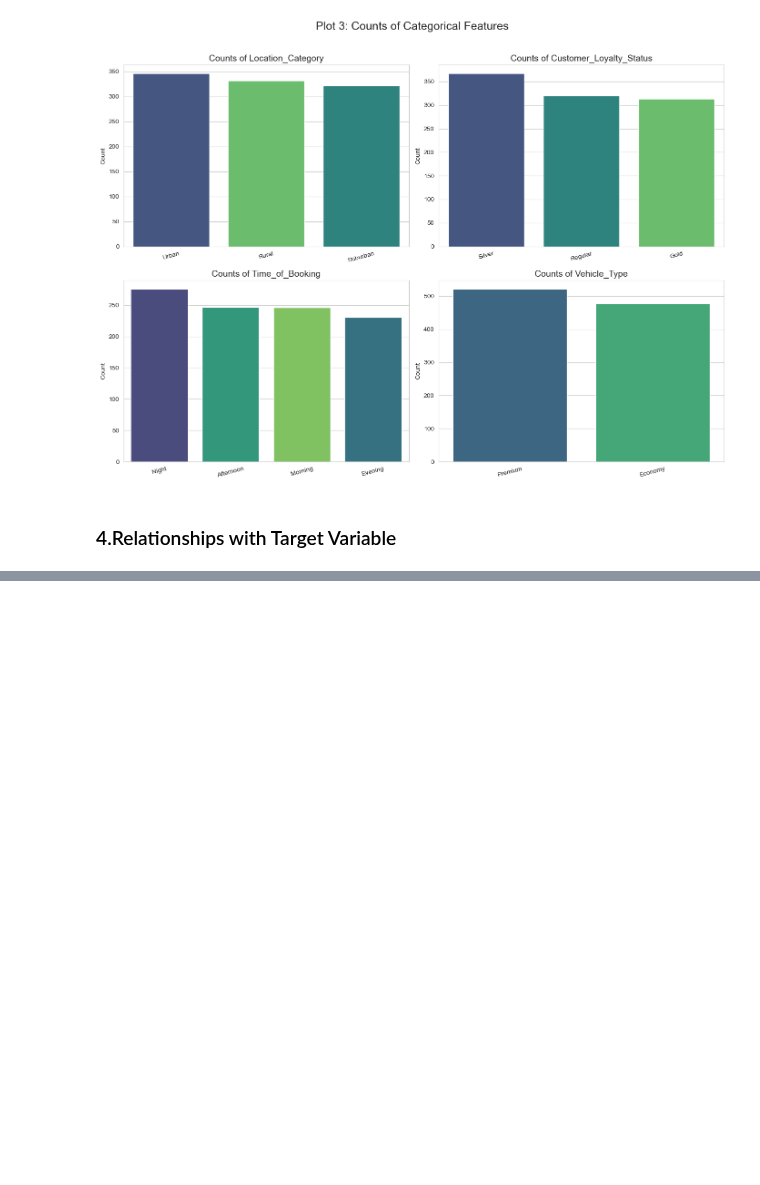
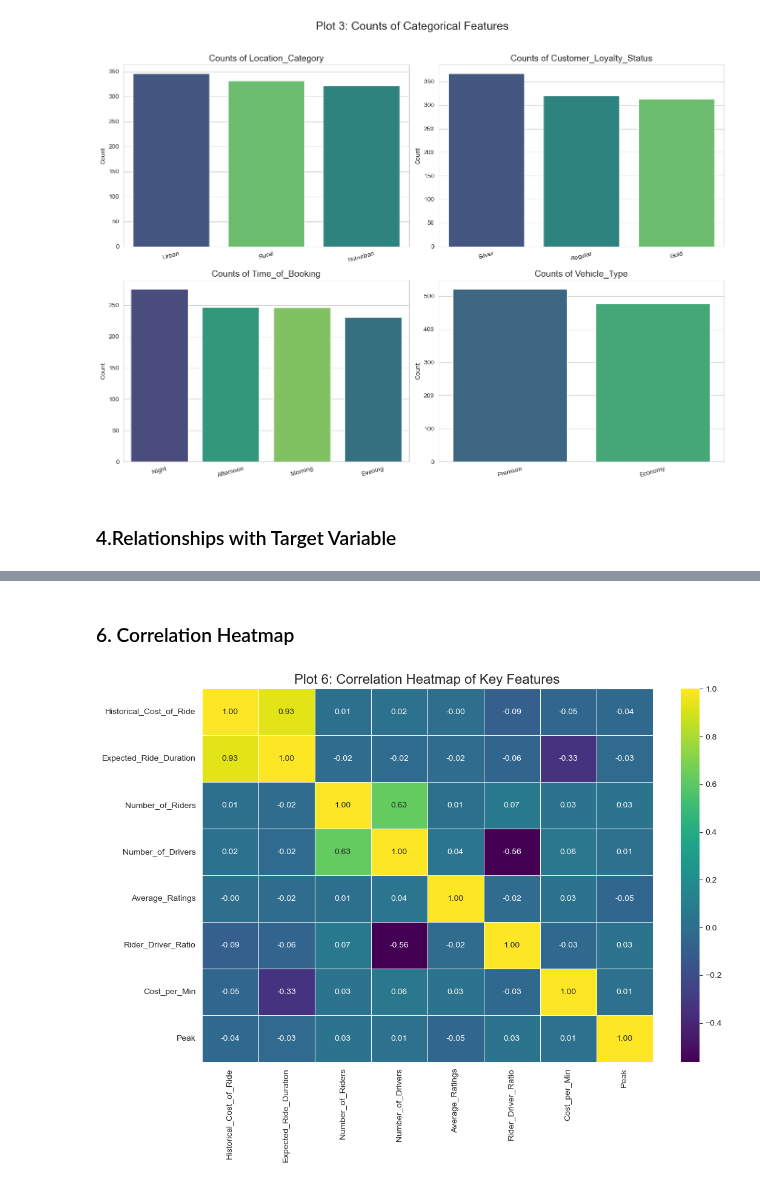
Before and after one commit to ajith-kumar99/price-optima, a Jupyter notebook: Price_Optima.ipynb, the cells around one changed output, grey strips where cells are left out. Drawn from its saved outputs; the diff is of its cells as text; code cells hidden in the pictures; blank space fills up the shorter version.

```diff
--- a/Price_Optima.ipynb
+++ b/Price_Optima.ipynb
@@ -592,0 +627,34 @@ plt.show()
+# %% [markdown]
+### 6. Correlation Heatmap
+# %%
+heatmap_features = [
+    'Historical_Cost_of_Ride',
+    'Expected_Ride_Duration',
+    'Number_of_Riders',
+    'Number_of_Drivers',
+    'Average_Ratings',
+    'Rider_Driver_Ratio',
+    'Cost_per_Min',
+    'Peak'
+]
+
+# Calculate the correlation matrix for these features
+correlation_matrix = df[heatmap_features].corr()
+
+# Create the heatmap plot
+plt.figure(figsize=(12, 8))
+sns.heatmap(
+    correlation_matrix,
+    annot=True,       # Display the correlation values on the heatmap
+    cmap='viridis',  # Use a color map that shows positive/negative correlation clearly
+    fmt=".2f",        # Format the numbers to two decimal places
+    linewidths=.5
+)
+
+# Add a title
+plt.title('Plot 6: Correlation Heatmap of Key Features', fontsize=16)
+
+# Display the plot
+plt.show()
+# %% [output]
+[figure, added]
```
Also changed, not shown: parts of 4 cells of this notebook.
